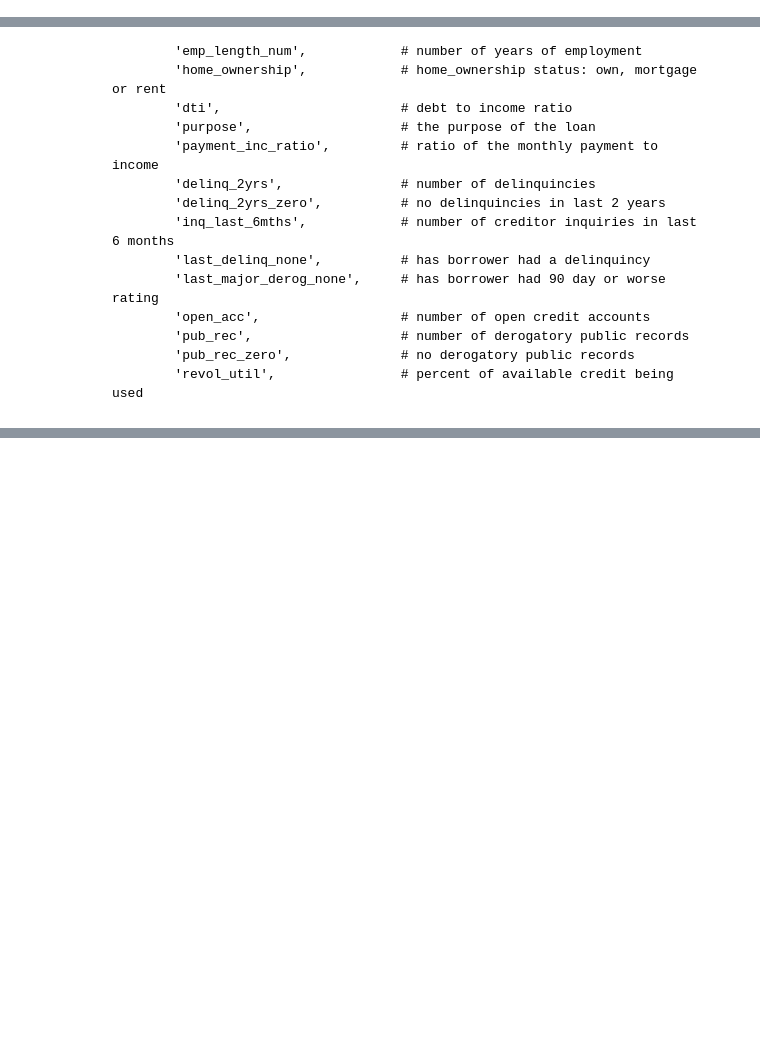
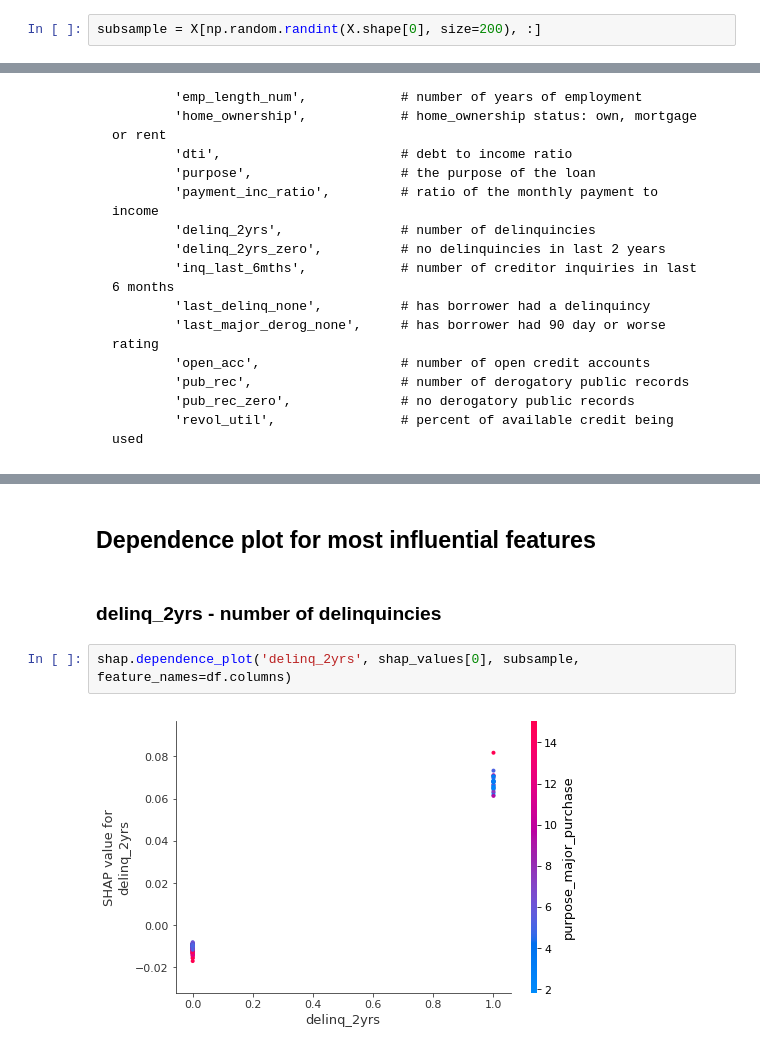
Before and after one commit to costefan/resp-ds-2019, a Jupyter notebook: interpretability/shap_library.ipynb, the cells around one changed output, grey strips where cells are left out. Drawn from its saved outputs; the diff is of its cells as text; blank space fills up the shorter version.

```diff
--- a/interpretability/shap_library.ipynb
+++ b/interpretability/shap_library.ipynb
@@ -103,0 +97,2 @@ subsample = X[:20]
+# %%
+subsample = X[np.random.randint(X.shape[0], size=200), :]
@@ -124,0 +136,8 @@ shap_values = explainer.shap_values(subsample)
+# %% [markdown]
+## Dependence plot for most influential features
+# %% [markdown]
+### delinq_2yrs - number of delinquincies
+# %%
+shap.dependence_plot('delinq_2yrs', shap_values[0], subsample, feature_names=df.columns)
+# %% [output]
+[figure, added]
```
Also changed, not shown: parts of 15 cells of this notebook, 1 other file.
